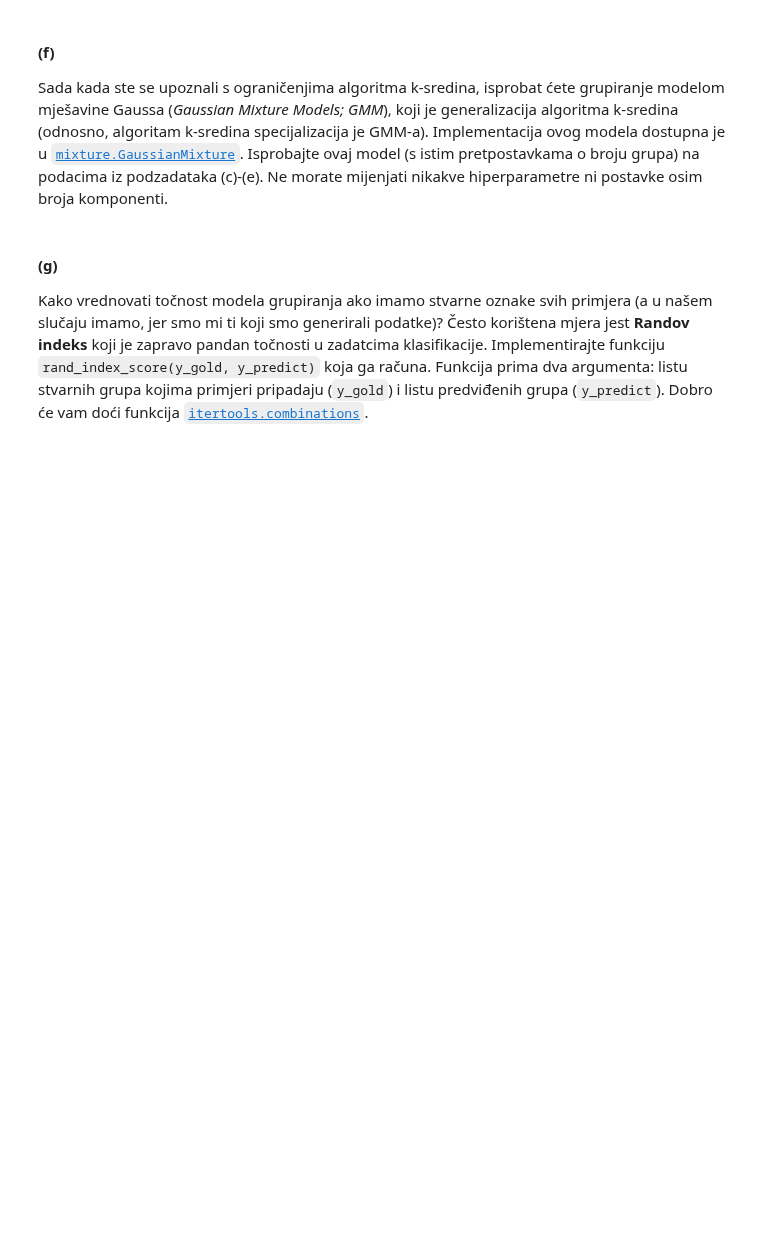
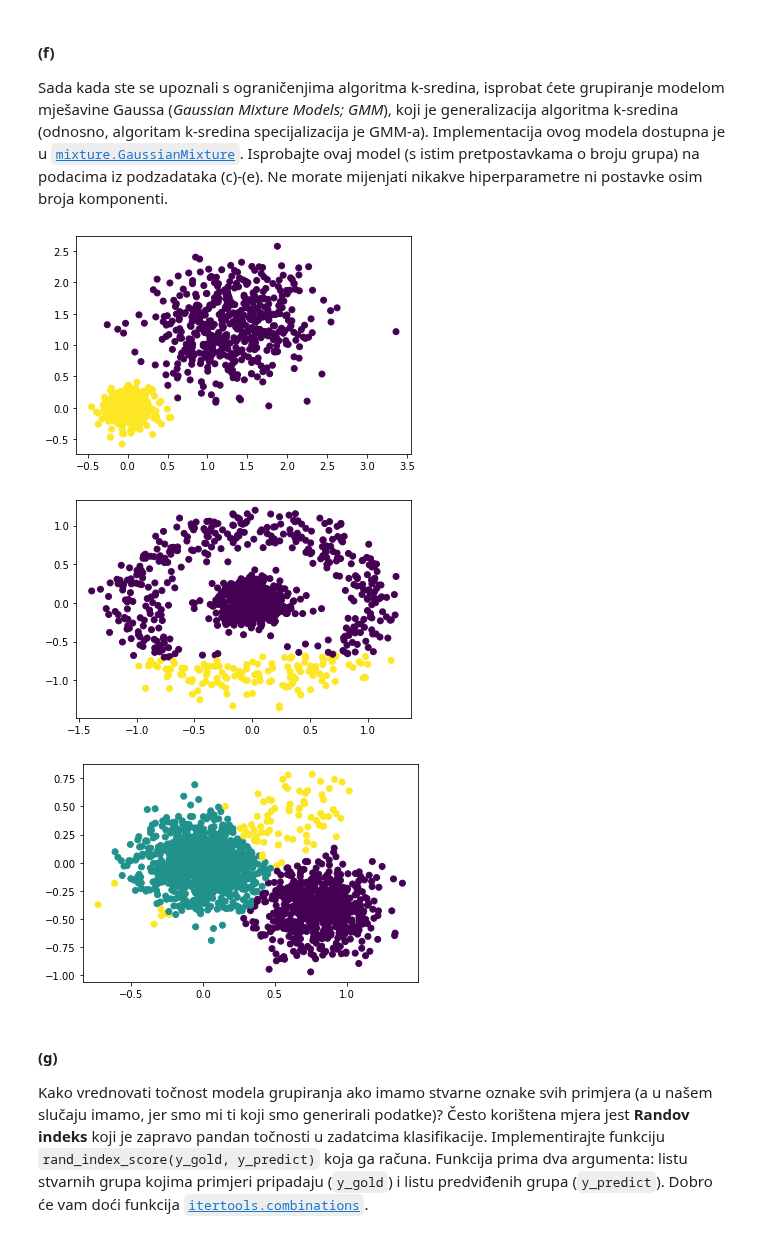
Before and after one commit to mateoim/su-lab-20-21, a Jupyter notebook: lab04/SU-2020-LAB04-0036509386.ipynb, the cells around one changed output. Saved outputs shown, nothing was run; the diff lists cells and outputs as text; code cells hidden in the pictures; blank space fills up the shorter version.

```diff
--- a/lab04/SU-2020-LAB04-0036509386.ipynb
+++ b/lab04/SU-2020-LAB04-0036509386.ipynb
@@ -604,3 +602,10 @@ from sklearn.mixture import GaussianMixture
+# %%
+for k, X in zip([2, 2, 3], [X1, X2, X3]):
+    plot_clustering(GaussianMixture, k, X)
+# %% [output]
+[figure, added]
+[figure, added]
+[figure, added]
 # %% [markdown]
 #### (g)
 Kako vrednovati točnost modela grupiranja ako imamo stvarne oznake svih primjera (a u našem slučaju imamo, jer smo mi ti koji smo generirali podatke)? Često korištena mjera jest **Randov indeks** koji je zapravo pandan točnosti u zadatcima klasifikacije. Implementirajte funkciju `rand_index_score(y_gold, y_predict)` koja ga računa. Funkcija prima dva argumenta: listu stvarnih grupa kojima primjeri pripadaju (`y_gold`) i listu predviđenih grupa (`y_predict`). Dobro će vam doći funkcija [`itertools.combinations`](https://docs.python.org/2/library/itertools.html#itertools.combinations).
```
Also changed, not shown: parts of 5 cells of this notebook.
